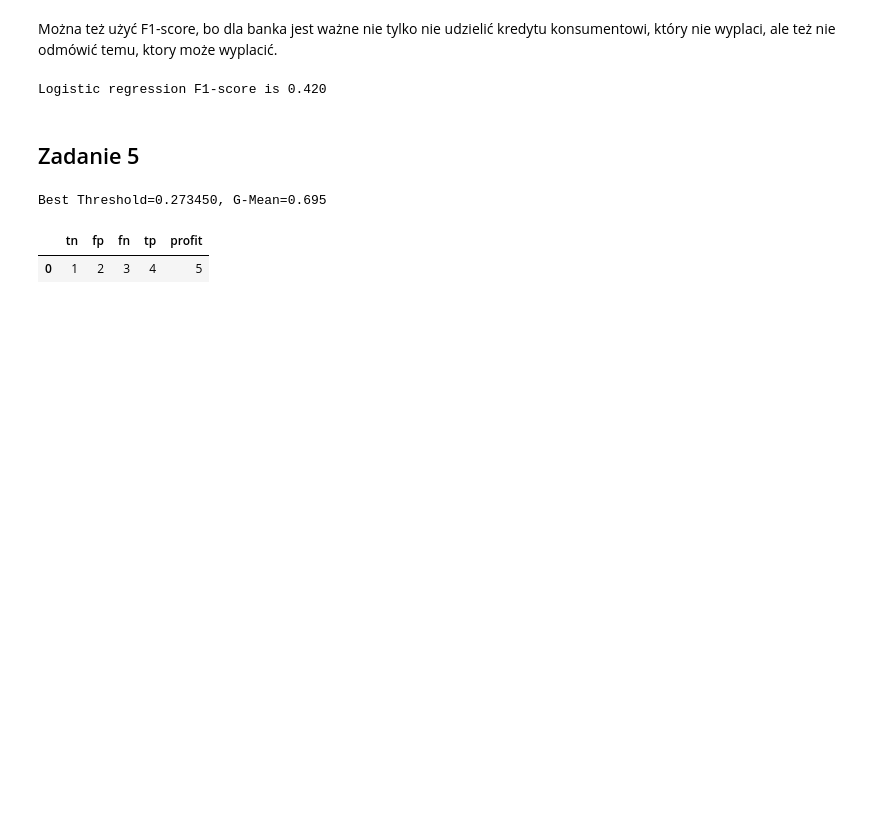
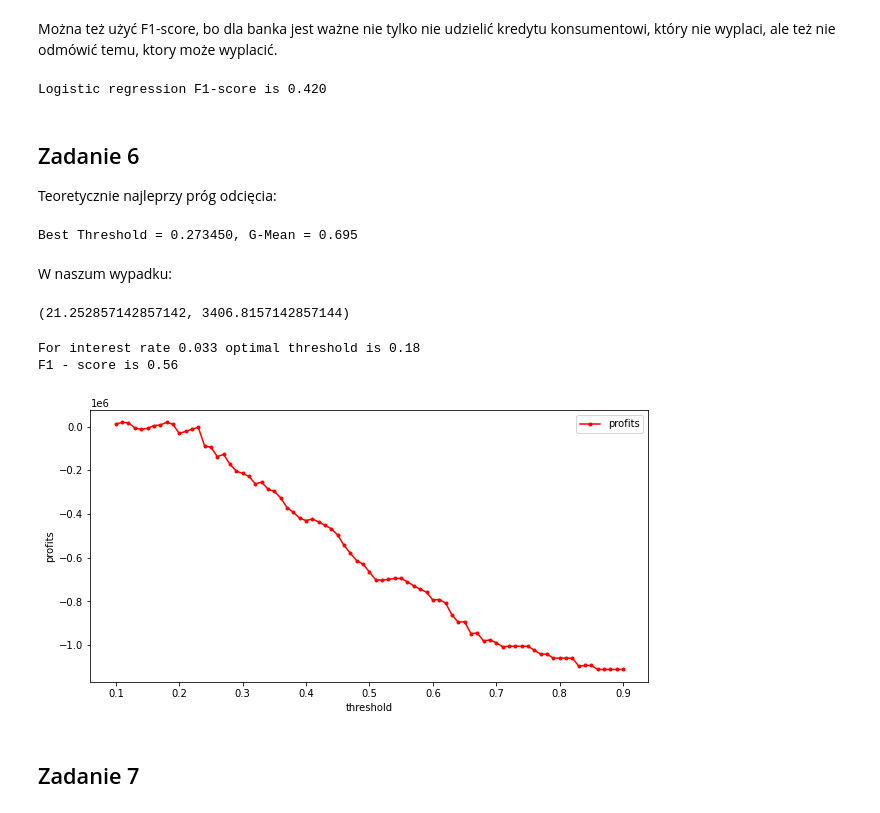
Before and after one commit to kosmobiker/SGH, a Jupyter notebook: SLM/SRD_PD_1.ipynb, the cells around one changed output. Drawn from its saved outputs; the diff is of its cells as text; code cells hidden in the pictures; blank space fills up the shorter version.

```diff
--- a/SLM/SRD_PD_1.ipynb
+++ b/SLM/SRD_PD_1.ipynb
@@ -97,11 +98,56 @@ Można też użyć F1-score, bo dla banka jest ważne nie tylko nie udzielić kr
 print('Logistic regression F1-score is %.3f' % f1_score(y_holdout, clf.predict(X_holdout)))
 # %% [output]
 Logistic regression F1-score is 0.420
+# %% [markdown]
+## Zadanie 6
+
+
+Teoretycznie najleprzy próg odcięcia:
+# %%
+gmeans = np.sqrt(tpr * (1-fpr))
+ix = np.argmax(gmeans)
+print('Best Threshold = %f, G-Mean = %.3f' % (thresholds[ix], gmeans[ix]))
+# %% [output]
+Best Threshold = 0.273450, G-Mean = 0.695
+# %% [markdown]
+W naszum wypadku:
+# %%
+avg_duration = X_train[1].mean()
+avg_amount = X_train[4].mean()
+avg_duration, avg_amount
+# %% [output]
+(21.252857142857142, 3406.8157142857144)
+# %%
+def threshold_optima(r, model, table=False, plot=False):
+
+    thresholds = np.linspace(0.1, 0.9, 81)
+    results = pd.DataFrame(columns = ["threshold", "tn", "fp", "fn", "tp", "profit", "f1_score"])
+    for threshold in thresholds:
+        y_new_pred = (model.predict_proba(X_holdout)[:,1] >= threshold).astype(int)
+        tn, fp, fn, tp = confusion_matrix(y_holdout, y_new_pred).ravel()
+        profit = tn * r * avg_duration * avg_amount - fn * avg_duration * avg_amount * 0.25
+        f1 = f1_score(y_holdout, y_new_pred)
+        output = pd.Series([threshold, tn, fp, fn, tp, profit, f1], index=results.columns)
+        results = results.append(output, ignore_index=True)
+    idx = np.argmax(results['profit'])
+    print("For interest rate %.3f optimal threshold is %.2f" % (r, thresholds[idx]))
+    print("F1 - score is %.2f" % results['f1_score'][idx])
+
+    if table != False:
+        return results
+
+    if plot != False:
+        plt.figure(figsize=(10,5))
+        plt.plot(results['threshold'], results['profit'], marker='.', label='profits', color='red')
+        plt.xlabel('threshold')
+        plt.ylabel('profits')
+        plt.legend()
+        plt.show();
+# %%
+threshold_optima(0.033, clf, plot=True)
+# %% [output]
+For interest rate 0.033 optimal threshold is 0.18
+F1 - score is 0.56
+[figure, added]
 # %% [markdown]
-## Zadanie 5
+## Zadanie 7
-# %%
-gmeans = np.sqrt(tpr * (1-fpr))
-ix = np.argmax(gmeans)
-print('Best Threshold=%f, G-Mean=%.3f' % (thresholds[ix], gmeans[ix]))
-# %% [output]
-Best Threshold=0.273450, G-Mean=0.695
@@ -116,5 +153,0 @@ for threshold in thresholds:
-# %%
-new_df
-# %% [output]
-|  | tn | fp | fn | tp | profit |
-| 0 | 1 | 2 | 3 | 4 | 5 |
```
Also changed, not shown: parts of 8 cells of this notebook, 2 other files.
